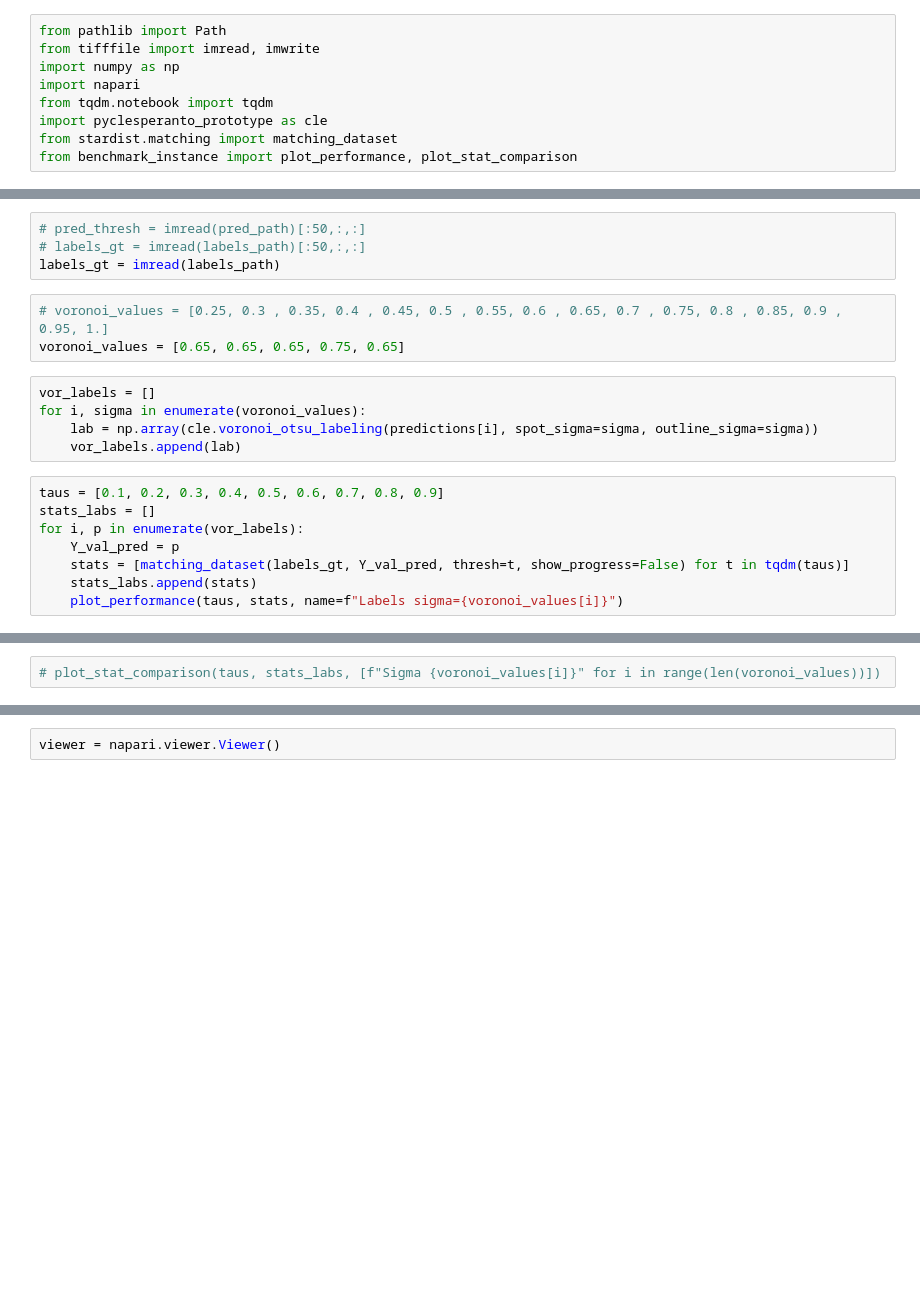
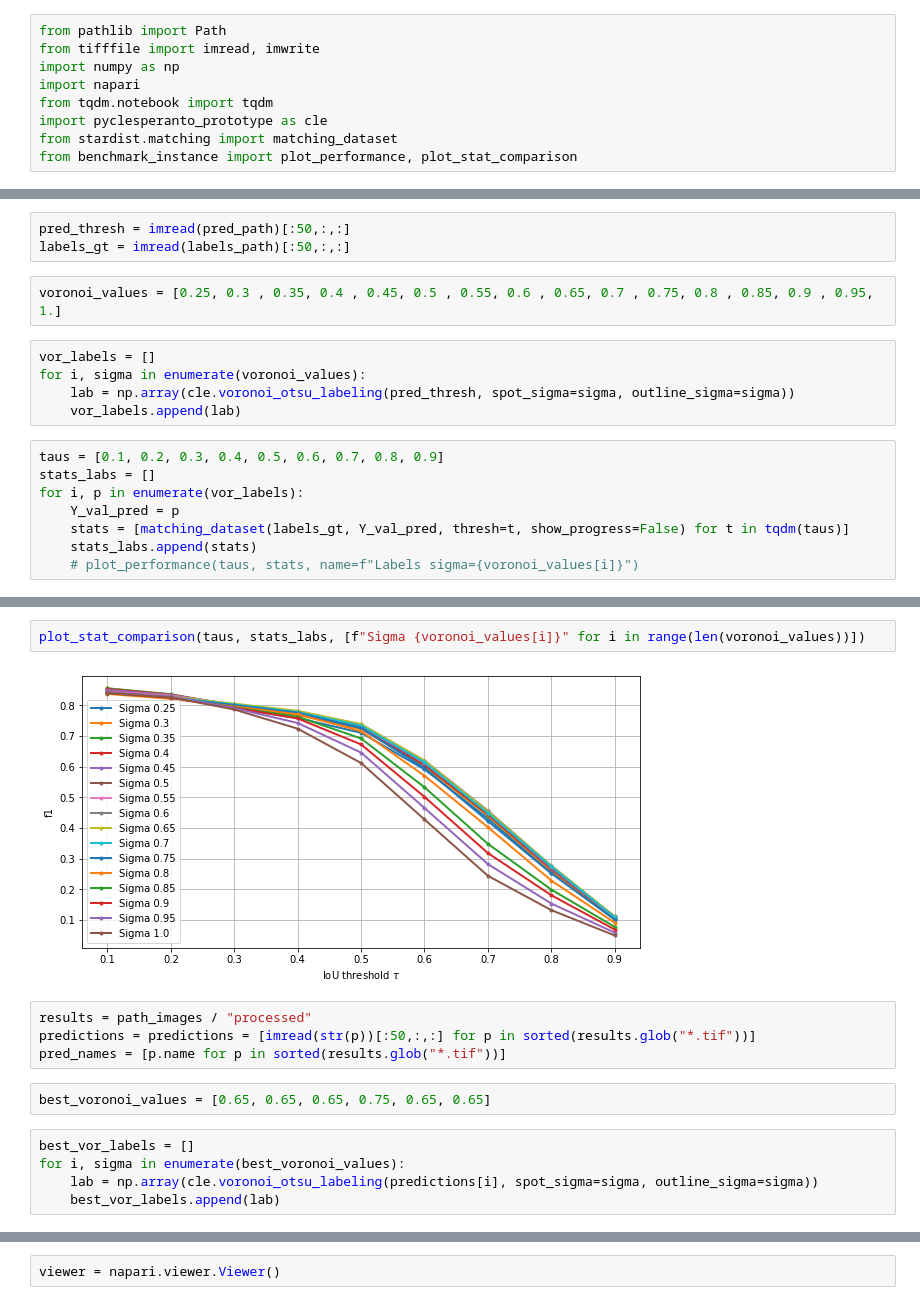
Before and after one commit to C-Achard/stardist, a Jupyter notebook: examples/3D/3_5_voronoi.ipynb, the cells around one changed output, grey strips where cells are left out. Saved outputs shown, nothing was run; the diff lists cells and outputs as text; blank space fills up the shorter version.

```diff
--- a/examples/3D/3_5_voronoi.ipynb
+++ b/examples/3D/3_5_voronoi.ipynb
@@ -20,15 +18,13 @@ pred_names = [p.name for p in sorted(results.glob("*.tif"))]
 labels_path = path_images / "LABELS/relabel_gt.tif"
 # %%
-# pred_thresh = imread(pred_path)[:50,:,:]
-# labels_gt = imread(labels_path)[:50,:,:]
-labels_gt = imread(labels_path)
+pred_thresh = imread(pred_path)[:50,:,:]
+labels_gt = imread(labels_path)[:50,:,:]
 # %%
-# voronoi_values = [0.25, 0.3 , 0.35, 0.4 , 0.45, 0.5 , 0.55, 0.6 , 0.65, 0.7 , 0.75, 0.8 , 0.85, 0.9 , 0.95, 1.]
-voronoi_values = [0.65, 0.65, 0.65, 0.75, 0.65]
+voronoi_values = [0.25, 0.3 , 0.35, 0.4 , 0.45, 0.5 , 0.55, 0.6 , 0.65, 0.7 , 0.75, 0.8 , 0.85, 0.9 , 0.95, 1.]
 # %%
 vor_labels = []
 for i, sigma in enumerate(voronoi_values):
-    lab = np.array(cle.voronoi_otsu_labeling(predictions[i], spot_sigma=sigma, outline_sigma=sigma))
+    lab = np.array(cle.voronoi_otsu_labeling(pred_thresh, spot_sigma=sigma, outline_sigma=sigma))
     vor_labels.append(lab)
 # %%
 taus = [0.1, 0.2, 0.3, 0.4, 0.5, 0.6, 0.7, 0.8, 0.9]
@@ -37,4 +33,4 @@ for i, p in enumerate(vor_labels):
     Y_val_pred = p
     stats = [matching_dataset(labels_gt, Y_val_pred, thresh=t, show_progress=False) for t in tqdm(taus)]
     stats_labs.append(stats)
-    plot_performance(taus, stats, name=f"Labels sigma={voronoi_values[i]}")
+    # plot_performance(taus, stats, name=f"Labels sigma={voronoi_values[i]}")
@@ -47,2 +37,15 @@ for i, p in enumerate(vor_labels):
 # %%
-# plot_stat_comparison(taus, stats_labs, [f"Sigma {voronoi_values[i]}" for i in range(len(voronoi_values))])
+plot_stat_comparison(taus, stats_labs, [f"Sigma {voronoi_values[i]}" for i in range(len(voronoi_values))])
+# %% [output]
+[figure, added]
+# %%
+results = path_images / "processed"
+predictions = predictions = [imread(str(p))[:50,:,:] for p in sorted(results.glob("*.tif"))]
+pred_names = [p.name for p in sorted(results.glob("*.tif"))]
+# %%
+best_voronoi_values = [0.65, 0.65, 0.65, 0.75, 0.65, 0.65]
+# %%
+best_vor_labels = []
+for i, sigma in enumerate(best_voronoi_values):
+    lab = np.array(cle.voronoi_otsu_labeling(predictions[i], spot_sigma=sigma, outline_sigma=sigma))
+    best_vor_labels.append(lab)
```
Also changed, not shown: parts of 7 cells of this notebook, 1 other file.
